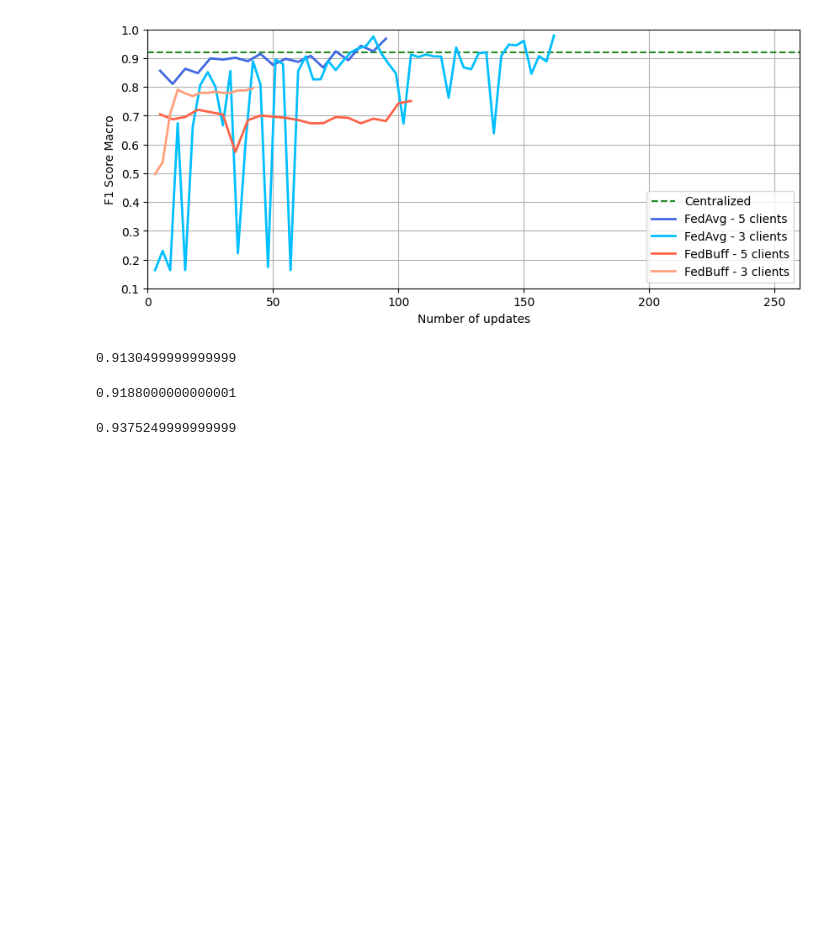
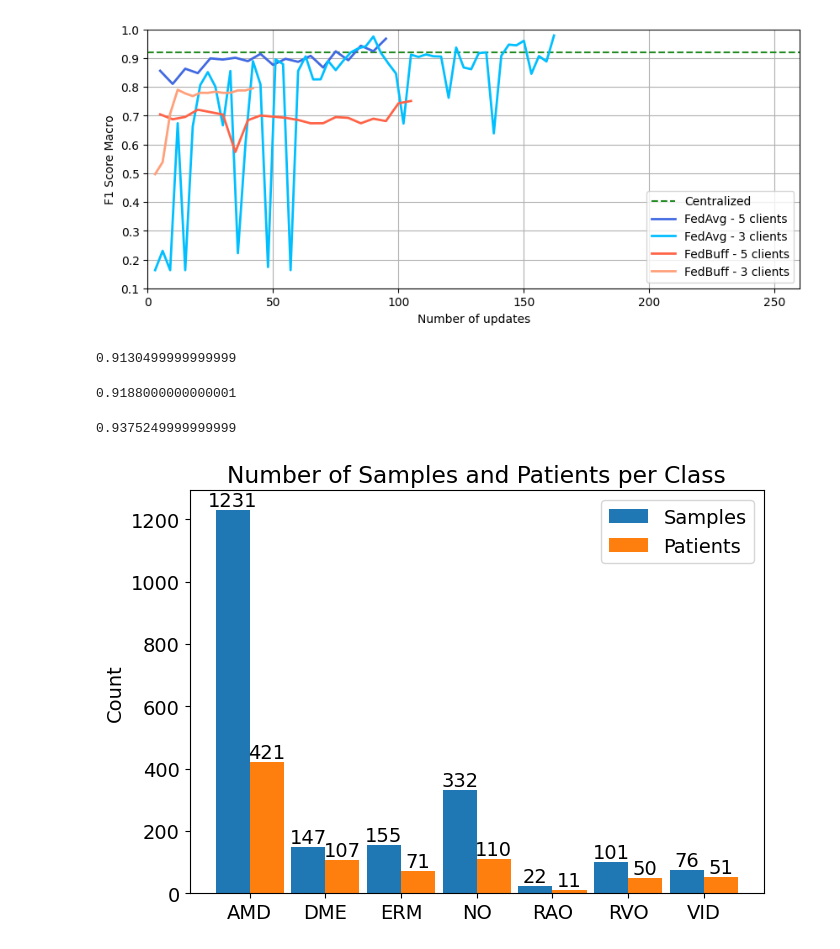
Before and after one commit to tmaurer42/octdl-training, a Jupyter notebook: Results.ipynb, the cells around one changed output. Saved outputs shown, nothing was run; the diff lists cells and outputs as text; code cells hidden in the pictures; blank space fills up the shorter version.

```diff
--- a/Results.ipynb
+++ b/Results.ipynb
@@ -768,3 +770,43 @@ sum([0.9455, 0.9367, 0.8678, 0.9252]) / 4
 sum([0.9582, 0.9414, 0.9316, 0.9189]) / 4
 # %% [output]
 0.9375249999999999
+# %%
+class_num_samples = [1231, 147, 155, 332, 22, 101, 76]
+class_num_patients = [421, 107, 71, 110, 11, 50, 51]
+class_labels =['AMD', 'DME', 'ERM', 'NO', 'RAO', 'RVO', 'VID']
+
+x = np.arange(len(class_labels))
+
+plt.rcParams.update({'font.size': 14})
+
+# Bar chart width
+width = 0.45
+
+# Plotting the bar chart
+fig, ax = plt.subplots(figsize=(7, 5))
+
+# Bars for number of samples
+bars_samples = ax.bar(x - width/2, class_num_samples, width, label='Samples')
+
+# Bars for number of patients
+bars_patients = ax.bar(x + width/2, class_num_patients, width, label='Patients')
+
+# Add some text for labels, title, and axes ticks
+ax.set_ylabel('Count')
+ax.set_title('Number of Samples and Patients per Class')
+ax.set_xticks(x)
+ax.set_xticklabels(class_labels)
+ax.legend()
+
+for bar in bars_samples:
+    yval = bar.get_height()
+    ax.text(bar.get_x() + bar.get_width()/2, yval, int(yval), ha='center', va='bottom')
+
+for bar in bars_patients:
+    yval = bar.get_height()
+    ax.text(bar.get_x() + bar.get_width()/2, yval, int(yval), ha='center', va='bottom')
+
+plt.tight_layout()
+plt.show()
+# %% [output]
+[figure, added]
```
Also changed, not shown: parts of 1 cell of this notebook, 3 other files.
